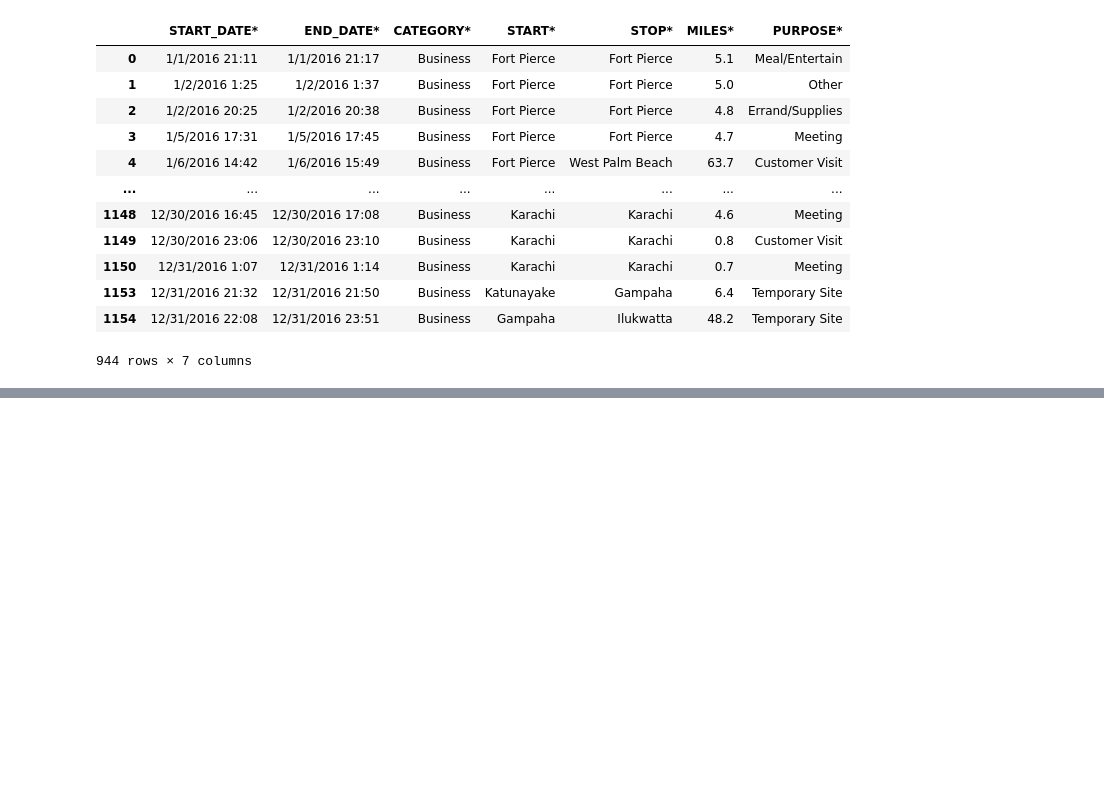
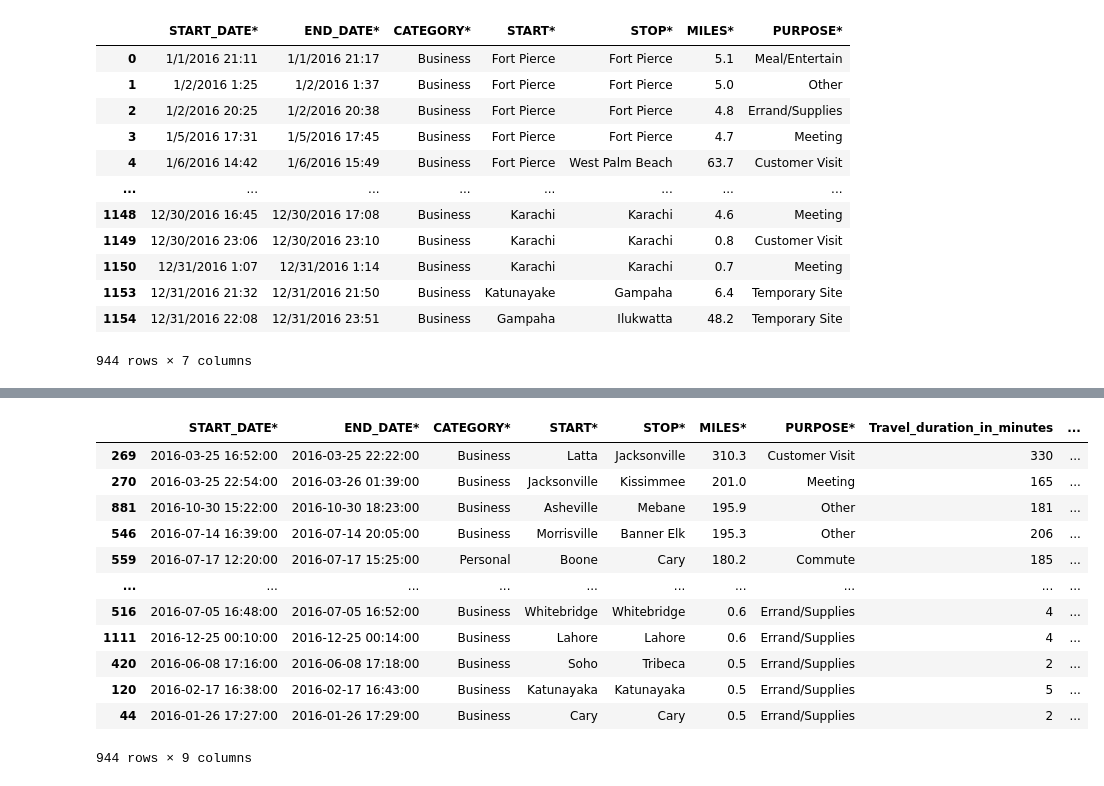
Before and after one commit to Narendra-bot07/COE, a Jupyter notebook: DA.ipynb, the cells around one changed output, grey strips where cells are left out. Drawn from its saved outputs; the diff is of its cells as text; code cells hidden in the pictures; blank space fills up the shorter version.

```diff
--- a/DA.ipynb
+++ b/DA.ipynb
@@ -735,0 +772,16 @@ df
+# %%
+df.sort_values(by='MILES*',ascending=False)
+# %% [output]
+|  | START_DATE* | END_DATE* | CATEGORY* | START* | STOP* | MILES* | PURPOSE* | Travel_duration_in_minutes | ... |
+| 269 | 2016-03-25 16:52:00 | 2016-03-25 22:22:00 | Business | Latta | Jacksonville | 310.3 | Customer Visit | 330 | ... |
+| 270 | 2016-03-25 22:54:00 | 2016-03-26 01:39:00 | Business | Jacksonville | Kissimmee | 201.0 | Meeting | 165 | ... |
+| 881 | 2016-10-30 15:22:00 | 2016-10-30 18:23:00 | Business | Asheville | Mebane | 195.9 | Other | 181 | ... |
+| 546 | 2016-07-14 16:39:00 | 2016-07-14 20:05:00 | Business | Morrisville | Banner Elk | 195.3 | Other | 206 | ... |
+| 559 | 2016-07-17 12:20:00 | 2016-07-17 15:25:00 | Personal | Boone | Cary | 180.2 | Commute | 185 | ... |
+| ... | ... | ... | ... | ... | ... | ... | ... | ... | ... |
+| 516 | 2016-07-05 16:48:00 | 2016-07-05 16:52:00 | Business | Whitebridge | Whitebridge | 0.6 | Errand/Supplies | 4 | ... |
+| 1111 | 2016-12-25 00:10:00 | 2016-12-25 00:14:00 | Business | Lahore | Lahore | 0.6 | Errand/Supplies | 4 | ... |
+| 420 | 2016-06-08 17:16:00 | 2016-06-08 17:18:00 | Business | Soho | Tribeca | 0.5 | Errand/Supplies | 2 | ... |
+| 120 | 2016-02-17 16:38:00 | 2016-02-17 16:43:00 | Business | Katunayaka | Katunayaka | 0.5 | Errand/Supplies | 5 | ... |
+| 44 | 2016-01-26 17:27:00 | 2016-01-26 17:29:00 | Business | Cary | Cary | 0.5 | Errand/Supplies | 2 | ... |
+944 rows × 9 columns
```
Also changed, not shown: parts of 95 cells of this notebook, 1 other file.
